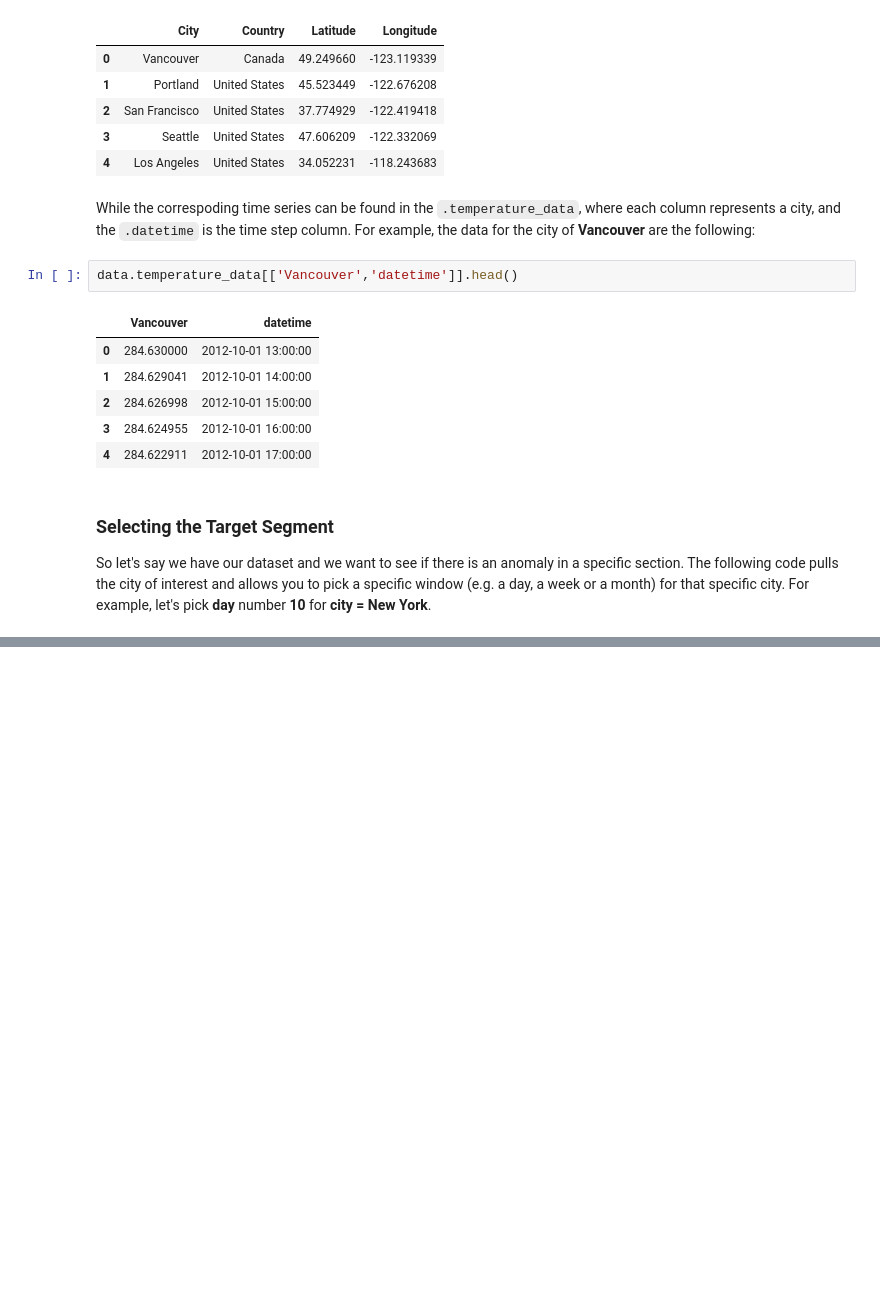
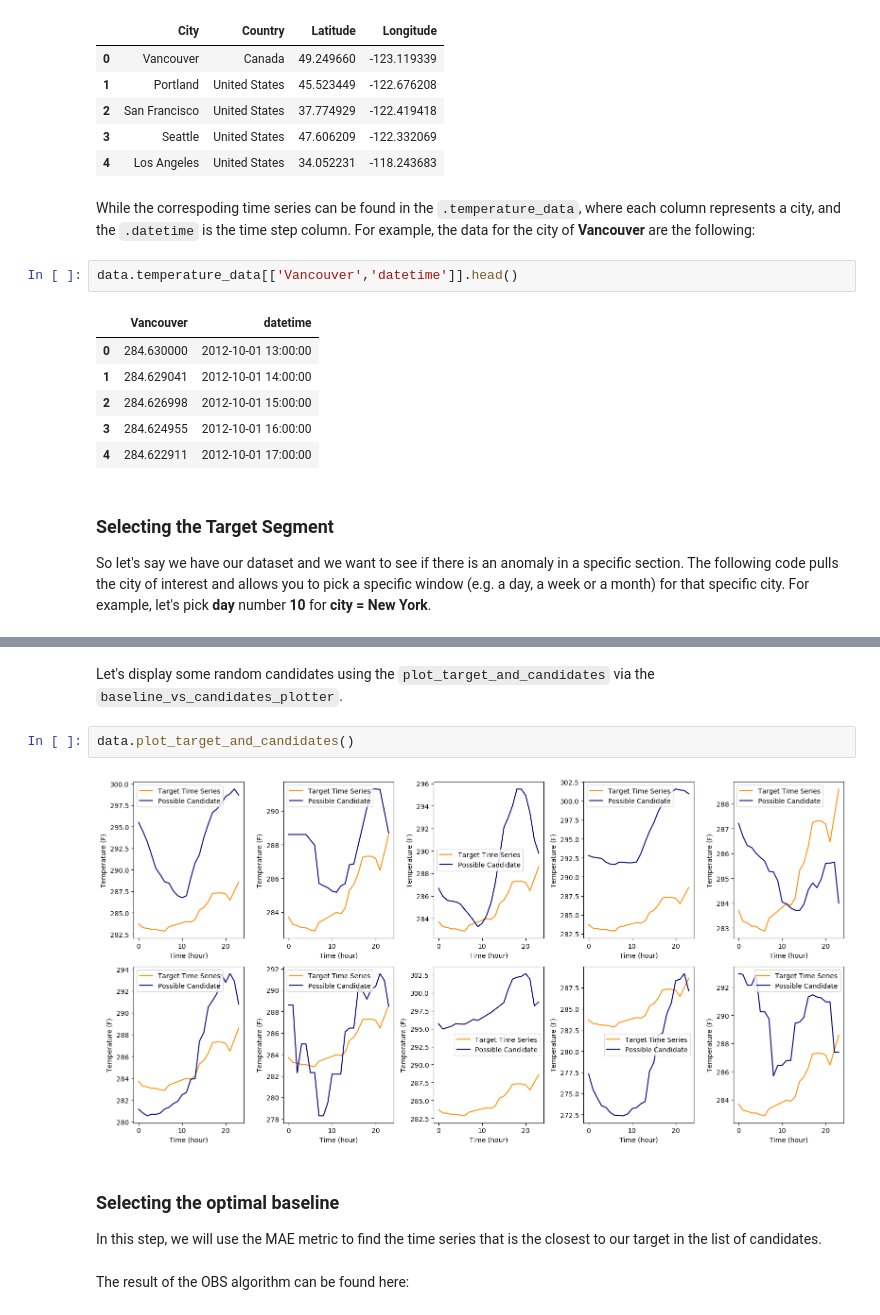
Before and after one commit to PieroPaialungaAI/OptimalBaselineSubtraction, a Jupyter notebook: OBS_Notebook.ipynb, the cells around one changed output, grey strips where cells are left out. Drawn from its saved outputs; the diff is of its cells as text; blank space fills up the shorter version.

Commit message:
OBS plotter is shown

````diff
--- a/OBS_Notebook.ipynb
+++ b/OBS_Notebook.ipynb
@@ -85,2 +85,13 @@ data.list_of_candidates
 # %% [output]
 (1853, 24)
+# %% [markdown]
+Let's display some random candidates using the ```plot_target_and_candidates``` via the ```baseline_vs_candidates_plotter```.
+# %%
+data.plot_target_and_candidates()
+# %% [output]
+[figure, added]
+# %% [markdown]
+### Selecting the optimal baseline
+In this step, we will use the MAE metric to find the time series that is the closest to our target in the list of candidates.
+# %% [markdown]
+The result of the OBS algorithm can be found here:
````
Also changed, not shown: parts of 7 cells of this notebook, 5 other files.
